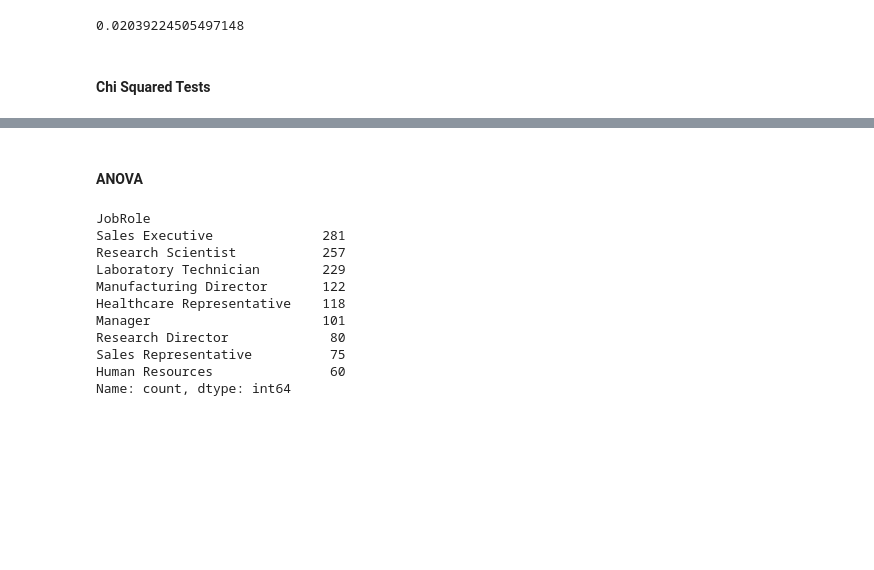
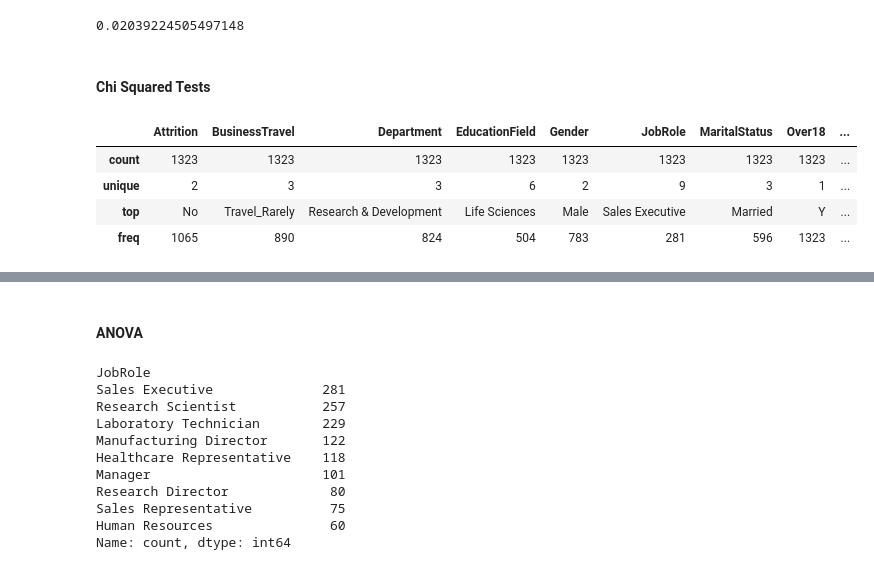
Before and after one commit to Lughaidh-w/Integrated_CA, a Jupyter notebook: Integrated CA2.ipynb, the cells around one changed output, grey strips where cells are left out. Cells and saved outputs as stored; diff of their text form; code cells hidden in the pictures; blank space fills up the shorter version.

```diff
--- a/Integrated CA2.ipynb
+++ b/Integrated CA2.ipynb
@@ -2328,0 +2332,8 @@ X1.corr(X2)
+# %%
+df.describe(include="object")
+# %% [output]
+|  | Attrition | BusinessTravel | Department | EducationField | Gender | JobRole | MaritalStatus | Over18 | ... |
+| count | 1323 | 1323 | 1323 | 1323 | 1323 | 1323 | 1323 | 1323 | ... |
+| unique | 2 | 3 | 3 | 6 | 2 | 9 | 3 | 1 | ... |
+| top | No | Travel_Rarely | Research & Development | Life Sciences | Male | Sales Executive | Married | Y | ... |
+| freq | 1065 | 890 | 824 | 504 | 783 | 281 | 596 | 1323 | ... |
```
Also changed, not shown: parts of 35 cells of this notebook.
